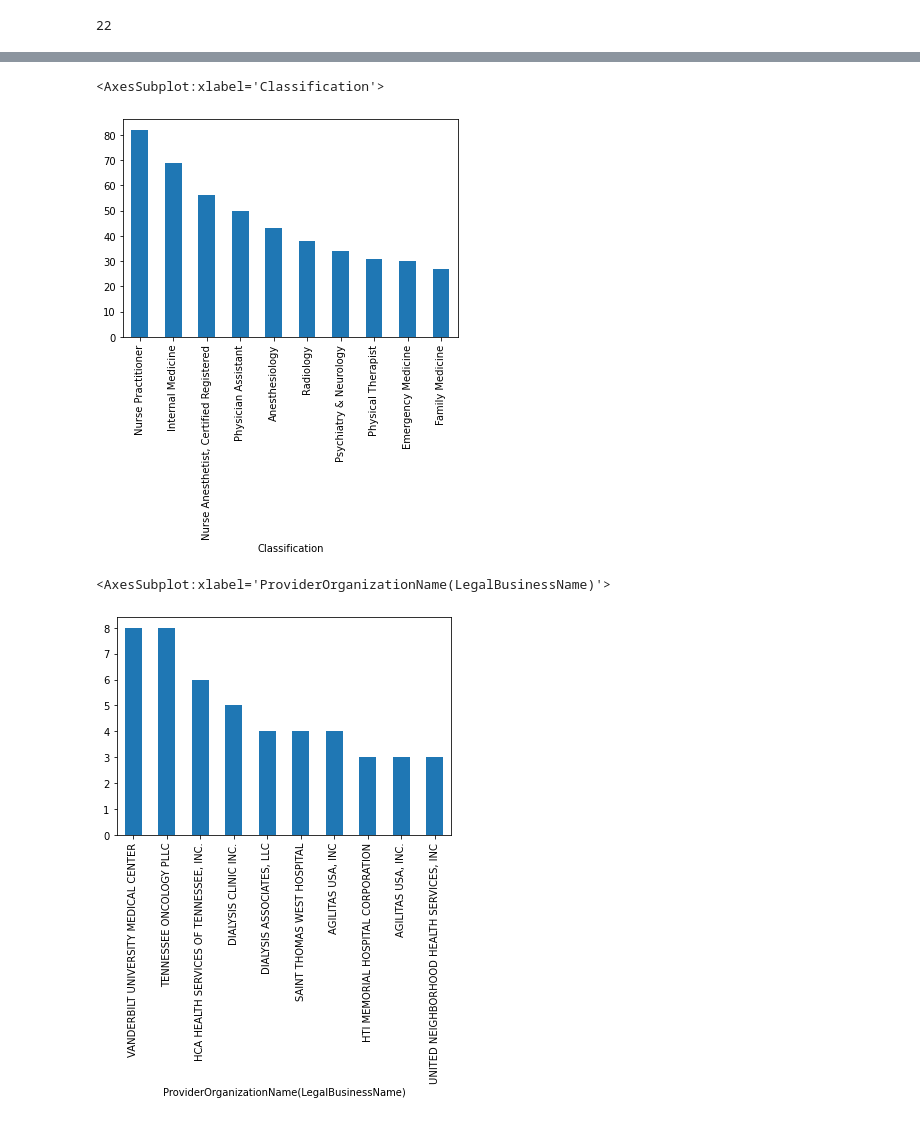
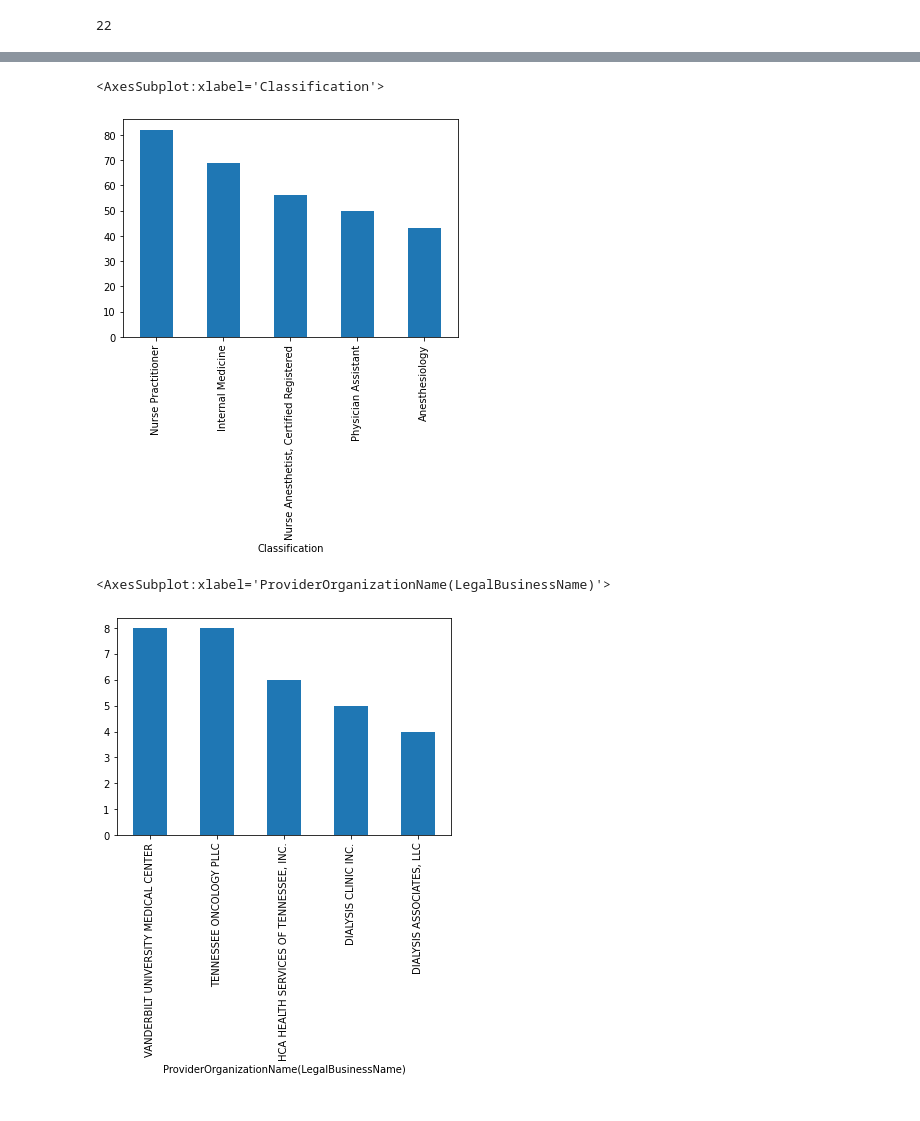
Before and after one commit to nss-data-science-cohort-6/hop_team-double-eagle-ii, a Jupyter notebook: hop_final.ipynb, the cells around one changed output, grey strips where cells are left out. Cells and saved outputs as stored; diff of their text form; code cells hidden in the pictures.

```diff
--- a/hop_final.ipynb
+++ b/hop_final.ipynb
@@ -91,16 +91,16 @@ hop_output.groupby(['ProviderOrganizationName(LegalBusinessName)'])['community']
 # %%
 plt.ticklabel_format(style='plain', useOffset=False, axis='y')
-hop_output.groupby(['Classification'])['community'].nunique().sort_values(ascending = False).head(10).plot(kind = 'bar')
+hop_output.groupby(['Classification'])['community'].nunique().sort_values(ascending = False).head(5).plot(kind = 'bar')
 # Community ID's by Classification
 # %% [output]
 <AxesSubplot:xlabel='Classification'>
-[figure, old version]
+[figure, new version]
 # %%
 plt.ticklabel_format(style='plain', useOffset=False, axis='y')
-hop_output.groupby(['ProviderOrganizationName(LegalBusinessName)'])['NPI'].nunique().sort_values(ascending = False).head(10).plot(kind = 'bar')
+hop_output.groupby(['ProviderOrganizationName(LegalBusinessName)'])['NPI'].nunique().sort_values(ascending = False).head(5).plot(kind = 'bar')
 # NPI's by Provider Organization
 # %% [output]
 <AxesSubplot:xlabel='ProviderOrganizationName(LegalBusinessName)'>
-[figure, old version]
+[figure, new version]
 # %%
 plt.ticklabel_format(style='plain', useOffset=False, axis='y')
```
Also changed, not shown: parts of 22 cells of this notebook.
